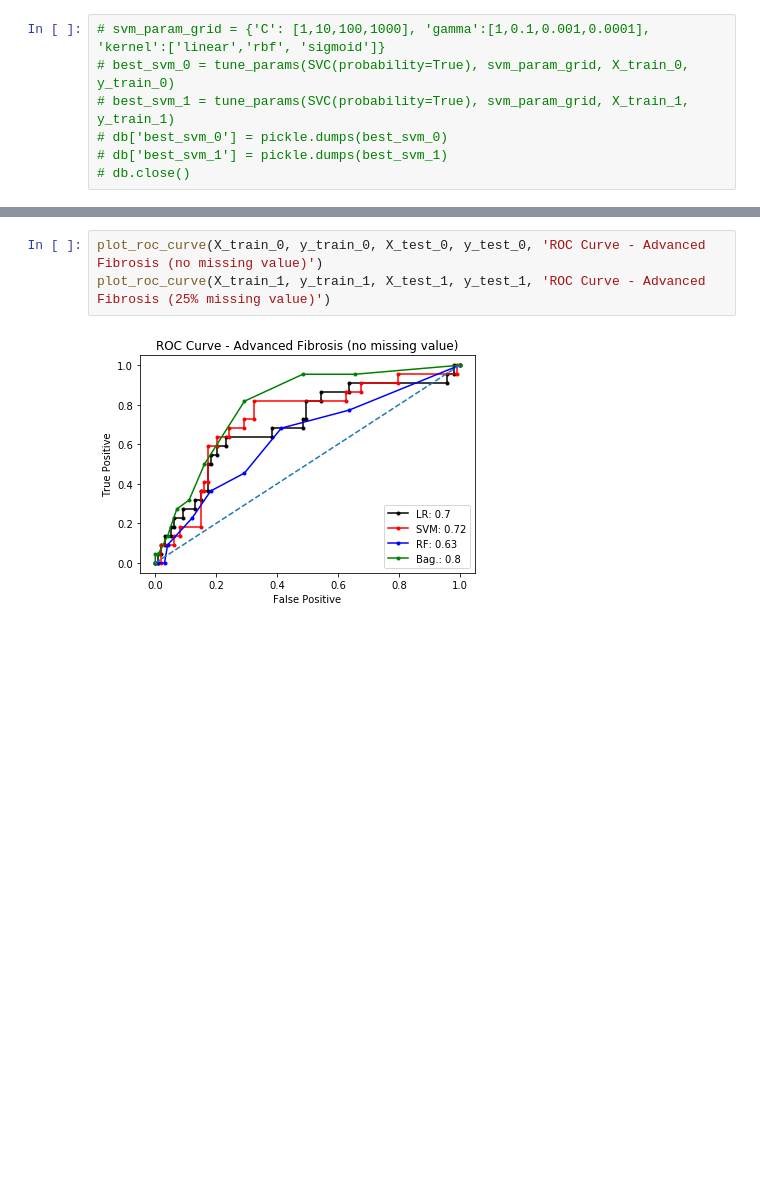
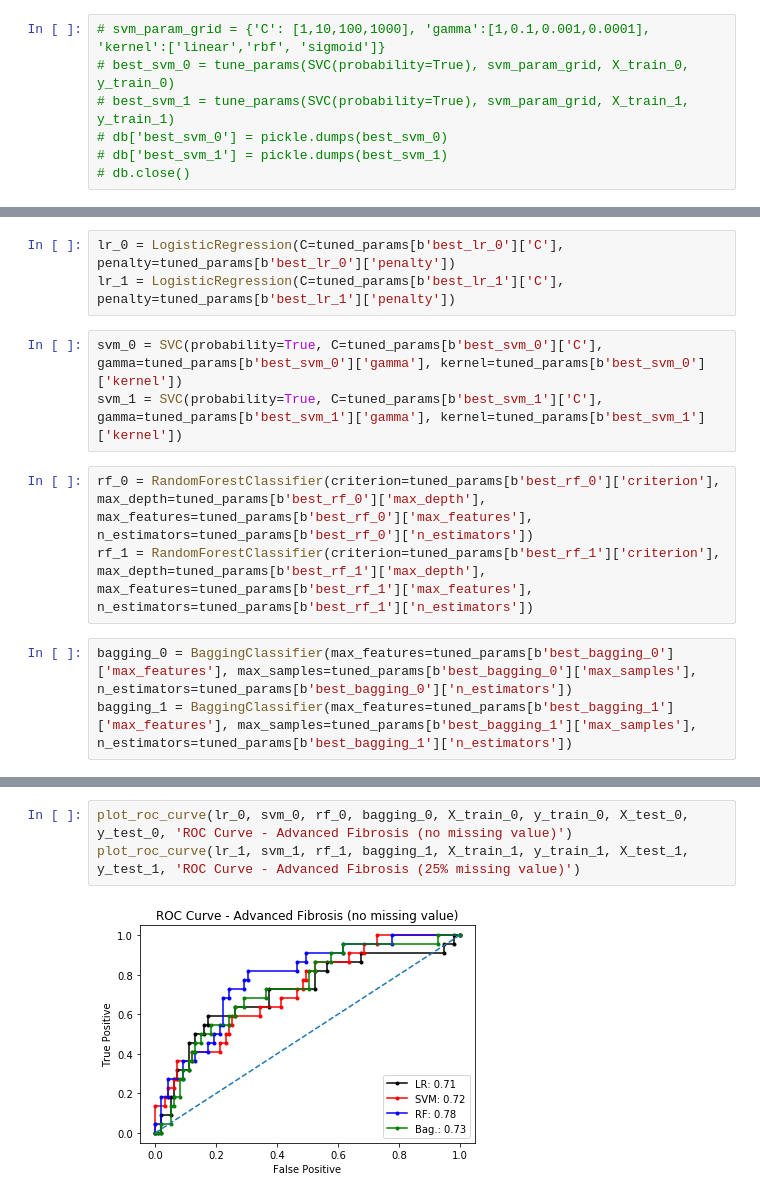
Before and after one commit to ali0jn/Nonalcoholic-Fatty-Liver-Disease, a Jupyter notebook: NAFLD.ipynb, the cells around one changed output, grey strips where cells are left out. Cells and saved outputs as stored; diff of their text form; blank space fills up the shorter version.

```diff
--- a/NAFLD.ipynb
+++ b/NAFLD.ipynb
@@ -326 +347,13 @@ import dbm
+# %%
+lr_0 = LogisticRegression(C=tuned_params[b'best_lr_0']['C'], penalty=tuned_params[b'best_lr_0']['penalty'])
+lr_1 = LogisticRegression(C=tuned_params[b'best_lr_1']['C'], penalty=tuned_params[b'best_lr_1']['penalty'])
+# %%
+svm_0 = SVC(probability=True, C=tuned_params[b'best_svm_0']['C'], gamma=tuned_params[b'best_svm_0']['gamma'], kernel=tuned_params[b'best_svm_0']['kernel'])
+svm_1 = SVC(probability=True, C=tuned_params[b'best_svm_1']['C'], gamma=tuned_params[b'best_svm_1']['gamma'], kernel=tuned_params[b'best_svm_1']['kernel'])
+# %%
+rf_0 = RandomForestClassifier(criterion=tuned_params[b'best_rf_0']['criterion'], max_depth=tuned_params[b'best_rf_0']['max_depth'], max_features=tuned_params[b'best_rf_0']['max_features'], n_estimators=tuned_params[b'best_rf_0']['n_estimators'])
+rf_1 = RandomForestClassifier(criterion=tuned_params[b'best_rf_1']['criterion'], max_depth=tuned_params[b'best_rf_1']['max_depth'], max_features=tuned_params[b'best_rf_1']['max_features'], n_estimators=tuned_params[b'best_rf_1']['n_estimators'])
+# %%
+bagging_0 = BaggingClassifier(max_features=tuned_params[b'best_bagging_0']['max_features'], max_samples=tuned_params[b'best_bagging_0']['max_samples'], n_estimators=tuned_params[b'best_bagging_0']['n_estimators'])
+bagging_1 = BaggingClassifier(max_features=tuned_params[b'best_bagging_1']['max_features'], max_samples=tuned_params[b'best_bagging_1']['max_samples'], n_estimators=tuned_params[b'best_bagging_1']['n_estimators'])
 # %%
@@ -348,7 +381,7 @@ plot_confusion_matrix(BaggingClassifier(), X_train_1, y_train_1, X_test_1, y_tes
 [figure]
 [figure]
 # %%
-plot_roc_curve(X_train_0, y_train_0, X_test_0, y_test_0, 'ROC Curve - Advanced Fibrosis (no missing value)')
-plot_roc_curve(X_train_1, y_train_1, X_test_1, y_test_1, 'ROC Curve - Advanced Fibrosis (25% missing value)')
+plot_roc_curve(lr_0, svm_0, rf_0, bagging_0, X_train_0, y_train_0, X_test_0, y_test_0, 'ROC Curve - Advanced Fibrosis (no missing value)')
+plot_roc_curve(lr_1, svm_1, rf_1, bagging_1, X_train_1, y_train_1, X_test_1, y_test_1, 'ROC Curve - Advanced Fibrosis (25% missing value)')
 # %% [output]
-[figure, old version]
+[figure, new version]
```
Also changed, not shown: parts of 14 cells of this notebook.
